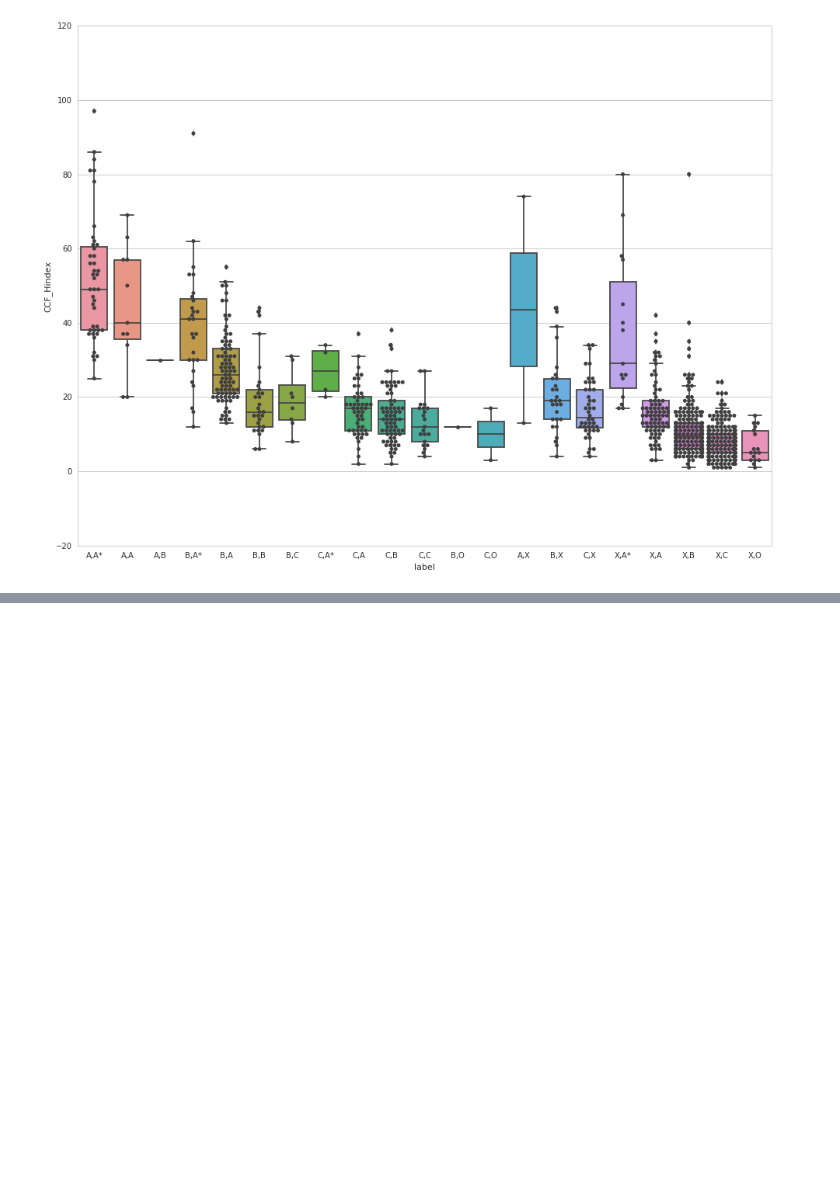
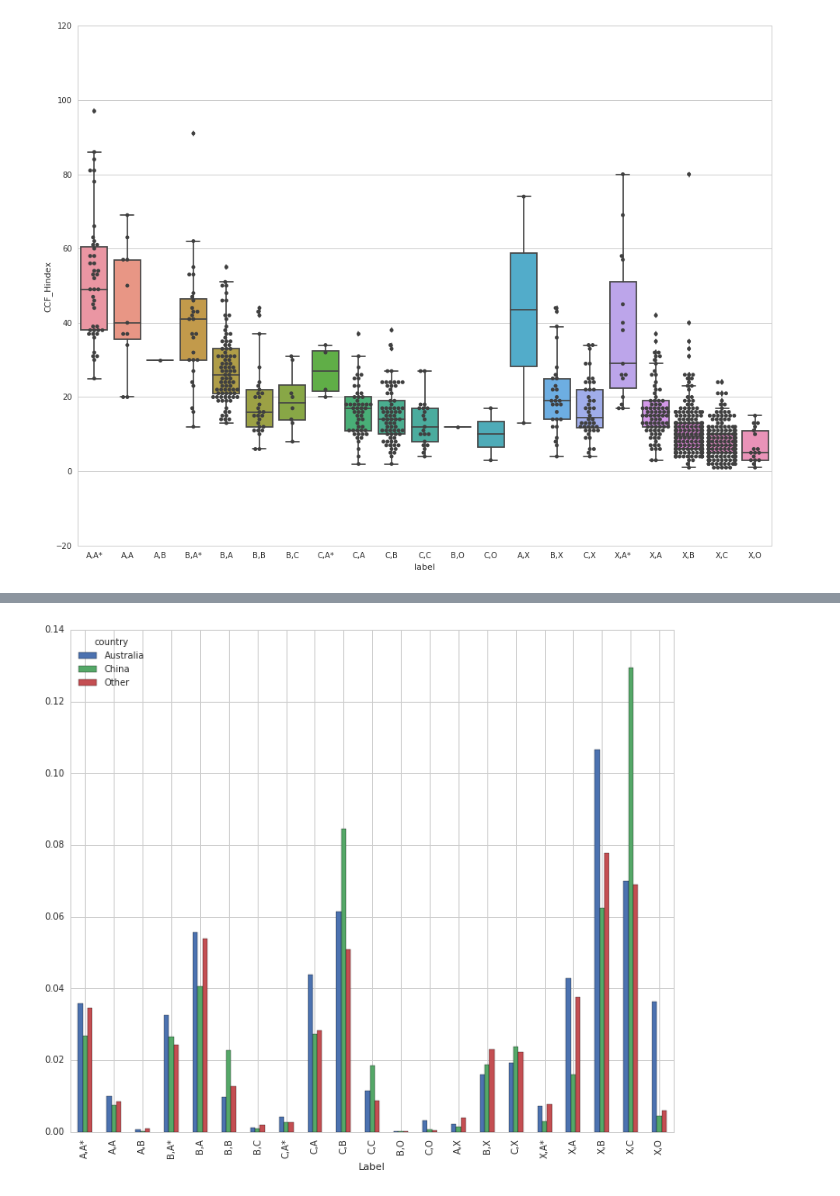
Before and after one commit to Jingfei-Han/citation_prediction, a Jupyter notebook: aminer_gai/myanalysis.ipynb, the cells around one changed output, grey strips where cells are left out. Saved outputs shown, nothing was run; the diff lists cells and outputs as text; code cells hidden in the pictures; blank space fills up the shorter version.

```diff
--- a/aminer_gai/myanalysis.ipynb
+++ b/aminer_gai/myanalysis.ipynb
@@ -924,0 +1091,4 @@ dtype: int64
+# %%
+draw_parts_distribution(df_cur, df_author, df_a2p, df_paper)
+# %% [output]
+[figure, added]
```
Also changed, not shown: parts of 48 cells of this notebook.
